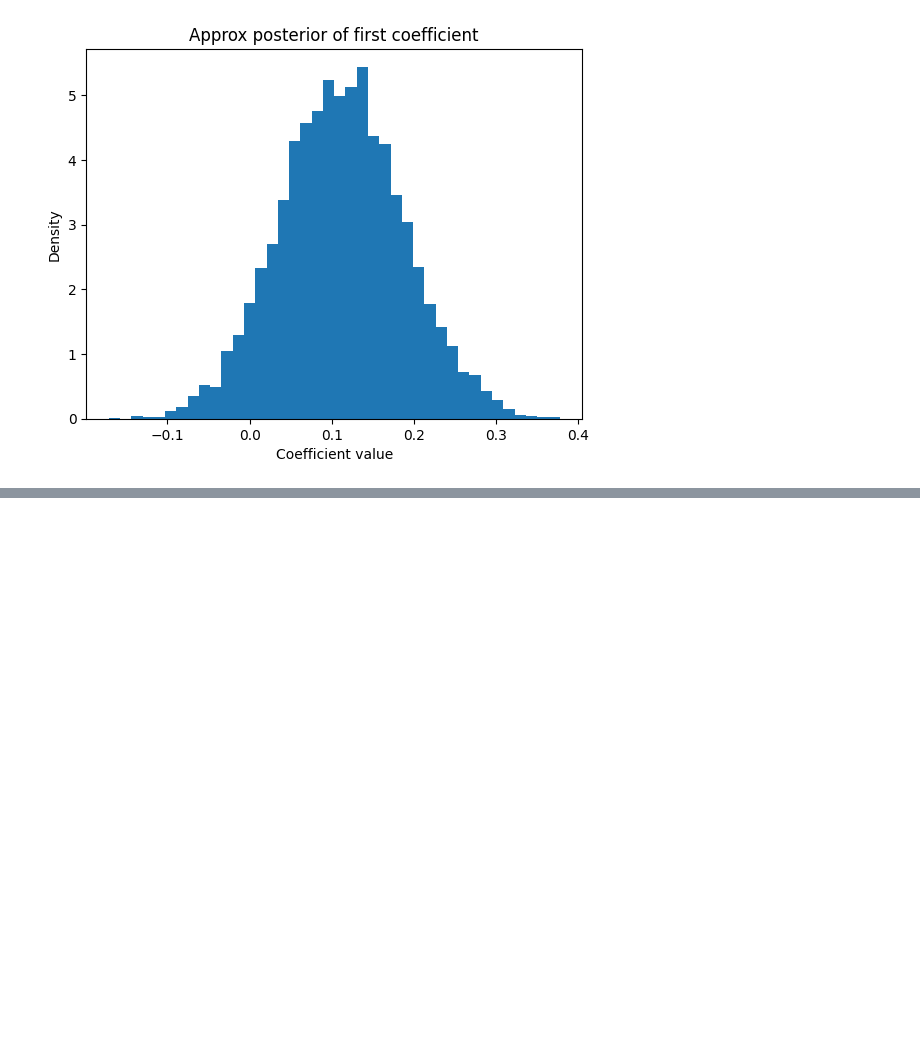
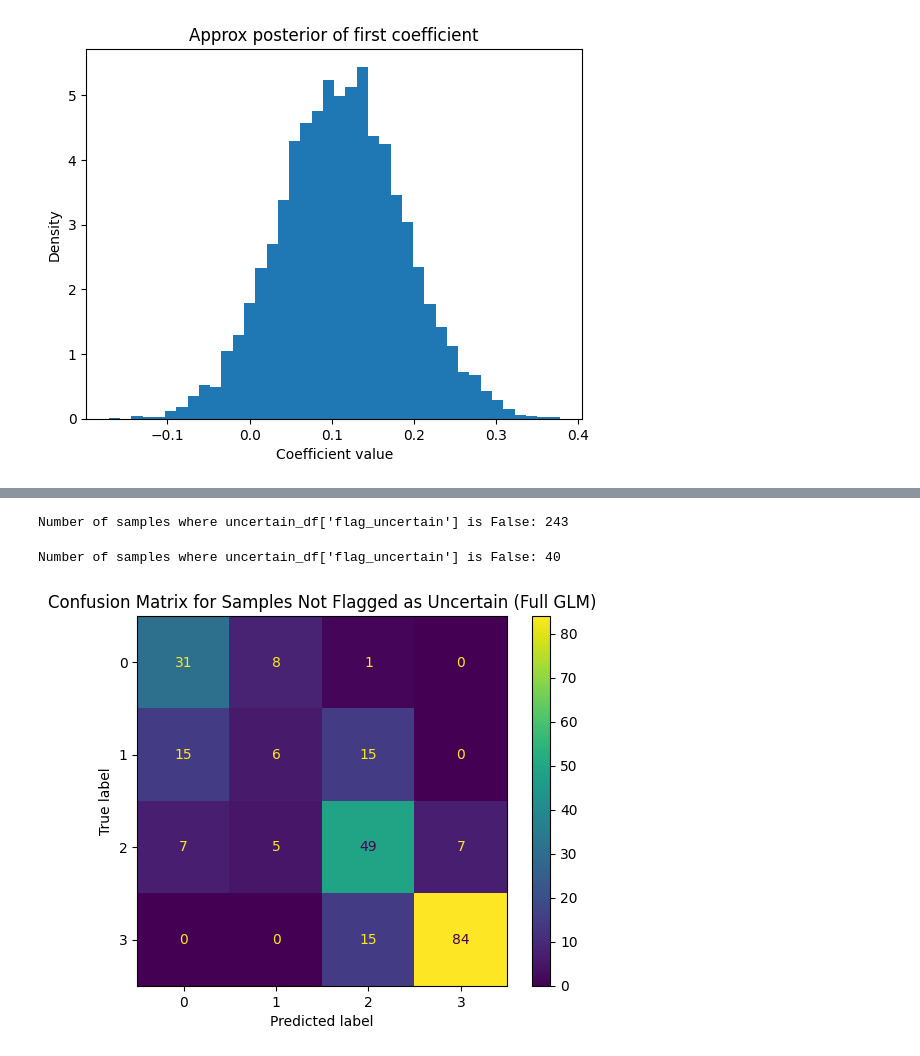
Before and after one commit to FaridRash/Advance-Statistical-Learnin--Semester-3, a Jupyter notebook: Farid/Farid_GLM.ipynb, the cells around one changed output, grey strips where cells are left out. Cells and saved outputs as stored; diff of their text form; code cells hidden in the pictures; blank space fills up the shorter version.

```diff
--- a/Farid/Farid_GLM.ipynb
+++ b/Farid/Farid_GLM.ipynb
@@ -777,0 +894,44 @@ plt.show()
+# %%
+# Count where flag_uncertain is False
+not_flagged_count = uncertain_df[uncertain_df['flag_uncertain'] == False].shape[0]
+
+print("Number of samples where uncertain_df['flag_uncertain'] is False:", not_flagged_count)
+# %% [output]
+Number of samples where uncertain_df['flag_uncertain'] is False: 243
+# %%
+# Count where flag_uncertain is False
+not_flagged_count = uncertain_df[uncertain_df['flag_uncertain'] == True].shape[0]
+
+print("Number of samples where uncertain_df['flag_uncertain'] is False:", not_flagged_count)
+# %% [output]
+Number of samples where uncertain_df['flag_uncertain'] is False: 40
+# %%
+from sklearn.metrics import confusion_matrix, ConfusionMatrixDisplay
+import matplotlib.pyplot as plt
+import numpy as np
+
+# Filter the DataFrame for samples where flag_uncertain is False
+not_flagged_df = uncertain_df[uncertain_df['flag_uncertain'] == False].copy()
+
+# Get the true and predicted labels for these samples
+y_true_not_flagged = not_flagged_df['y_true'].values
+y_pred_not_flagged = not_flagged_df['y_pred'].values
+
+# Define labels based on the unique values in the true labels (important for ConfusionMatrixDisplay)
+labels = np.sort(np.unique(y_true)) # Assuming labels from previous plots are correct, otherwise use np.sort(np.unique(y_true_not_flagged))
+
+# Calculate the confusion matrix
+cm_not_flagged = confusion_matrix(y_true_not_flagged, y_pred_not_flagged, labels=labels)
+
+# Plot the confusion matrix
+disp_not_flagged = ConfusionMatrixDisplay(confusion_matrix=cm_not_flagged, display_labels=labels)
+disp_not_flagged.plot(values_format="d")
+plt.title("Confusion Matrix for Samples Not Flagged as Uncertain (Full GLM)")
+plt.show()
+
+# Optionally, calculate weighted kappa for this subset
+# from sklearn.metrics import cohen_kappa_score
+# kappa_qw_not_flagged = cohen_kappa_score(y_true_not_flagged, y_pred_not_flagged, weights="quadratic")
+# print("Quadratic Weighted Kappa (Not Flagged Samples):", round(kappa_qw_not_flagged, 4))
+# %% [output]
+[figure, added]
```
Also changed, not shown: parts of 5 cells of this notebook.
